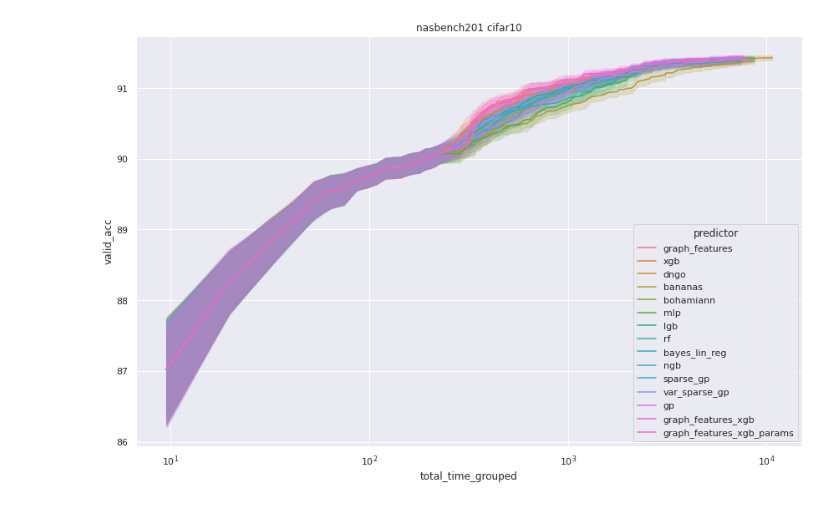
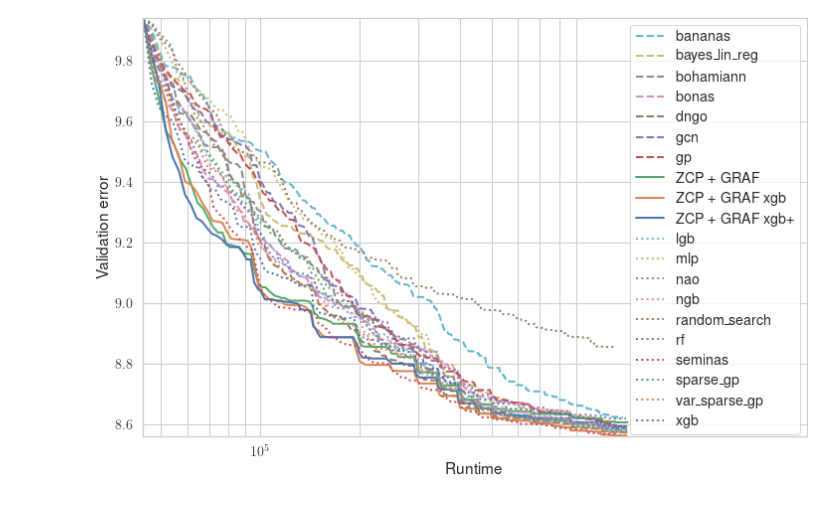
Before and after one commit to gabikadlecova/zc_combine, a Jupyter notebook: data/naslib_results/search/plot_search.ipynb, the cells around one changed output. Cells and saved outputs as stored; diff of their text form; code cells hidden in the pictures.

```diff
--- a/data/naslib_results/search/plot_search.ipynb
+++ b/data/naslib_results/search/plot_search.ipynb
@@ -28,8 +45,0 @@ KeyboardInterrupt:
-# %%
-for p in df['predictor'].unique():
-    print(p)
-    for s in df['step'].unique():
-        vals = grouped_data.loc[p].loc[s]
-
-        for k in ['total_time', 'runtime', 'train_time']:
-            df.loc[(df['predictor'] == p) & (df['step'] == s), f"{k}_grouped"] = vals[k]
@@ -51,0 +46,3 @@ graph_features_xgb_params
+# %%
+df = df[df['seed'] < 50]
+df.groupby(['benchmark', 'predictor']).count()['seed']
@@ -55,15 +70,6 @@ run_count = 50 * 500
 # check if nothing missing
 assert (df.groupby(['benchmark', 'predictor']).count()['seed'] == run_count).all()
 assert len(df['benchmark'].unique()) == 1 and len(df['dataset'].unique()) == 1
-# %%
-import numpy as np
-
-def compute_time(include_fit=False, round=3):
-    plot_time = df['train_time'] + df['runtime'] if include_fit else df['train_time']
-    return plot_time.round(3)
-
-df['train_time_round'] = compute_time()
-df['total_time'] = compute_time(include_fit=True)
 # %%
 import os
 
@@ -73,28 +78,70 @@ if not os.path.exists('results'):
 # %%
 import matplotlib.pyplot as plt
 import seaborn as sns
 sns.set()
 
 bench = df.iloc[0]['benchmark']
 dataset = df.iloc[0]['dataset']
 metric = 'valid_acc'
 
+
+
+plt.rcParams.update({'text.usetex': True, 'font.family': 'serif', 'text.latex.preamble': '\\usepackage{times} ', 'figure.figsize': (3.25, 2.0086104634371584), 'figure.constrained_layout.use': True, 'figure.autolayout': False, 'savefig.bbox': 'tight', 'savefig.pad_inches': 0.015, 'font.size': 10, 'axes.labelsize': 10, 'legend.fontsize': 6, 'xtick.labelsize': 8, 'ytick.labelsize': 8, 'axes.titlesize': 8})
+sns.set(font_scale=1.3, palette=sns.color_palette()[::-1])
+sns.set_style('whitegrid')
 plot_df = df
 #plot_df = df[(df['predictor'] == 'graph_features_xgb_params') | ~df['predictor'].str.contains('bananas')]
 #plot_df = df[(df['predictor'] == 'bananas') | df['predictor'].str.contains('graph')]
 #plot_df = df[(df['predictor'] != 'bananas')]
 
-plt.figure(figsize=(12,8))
 
-for p in pred
+plt.figure(figsize=(10,6.5))
+preds = df['predictor'].unique()
+
+for i, p in enumerate(sorted(preds)):
+    name = p.replace('graph_features_', 'ZCP + GRAF ')
+    name = name.replace('graph_features', 'ZCP + GRAF')
+    name = name.replace('xgb', ' xgb')
+    name = name.replace('xgb_params', ' xgb+')
+
+    time = 'total_time'
+    col = 'red' if 'graph' in p else 'blue'
+    what = 'val_err'
+    style = 'dashed' if i < len(preds) // 2 else 'dotted'
+    style = 'solid' if 'graph' in p else style
+
+    vals = df[df['predictor'] == p][['step', what, time]].groupby('step').mean().sort_index()
+    std = df[df['predictor'] == p][['step', what]].groupby('step').std().sort_index()[what]
+    plt.plot(vals[time], vals[what], linewidth=2, label=name, linestyle=style)#, color=col)
+    #plt.fill_between(vals[time], vals['valid_acc'] - std, vals['valid_acc'] + std, color=col, alpha=0.05)
 
 #sns.lineplot(data=plot_df, x='total_time_grouped', y=metric, hue='predictor', errorbar='ci')
-plt.title(f"{bench} {dataset}")
+#plt.title(f"search - {bench} {dataset} {time}")
 plt.xscale('log')
-#plt.xlim(3, 2e4)
-plt.tight_layout()
 
-#plt.savefig(f'search/results/{bench}_{dataset}_{metric}.png')
+if dataset == 'cifar10':
+    if time == 'total_time':
+        plt.xlim(4.4e4, 4.5e6)#1e6)#2e6)
+        plt.xticks([i * 1e4 for i in range(5, 10)] + [i * 1e5 for i in range(1, 10)])# + [i * 1e6 for i in range(1, 3)])
+    elif time == 'train_time':
+        plt.xlim(2e2, 1e4)
+    plt.ylim(8.56, 9.94)
+elif dataset == 'ImageNet16-120':
+    plt.xlim(2.72e5, 3e7)#7e6)
+    plt.xticks([i * 1e5 for i in range(3, 10)] + [i * 1e6 for i in range(1, 8)])# + [i * 1e7 for i in range(1, 2)])
+    plt.ylim(52.8, 55.18)
+
+
+plt.legend(loc='upper right')
+
+plt.xlabel('Runtime')
+plt.ylabel('Validation error')
+
+
+#plt.tight_layout()
+
+
+plt.savefig(f'search/results/{bench}_{dataset}_{time}.pdf')
 plt.show()
 # %% [output]
-[figure, old version]
+[figure, new version]
```
Also changed, not shown: parts of 10 cells of this notebook, 4 other files.
